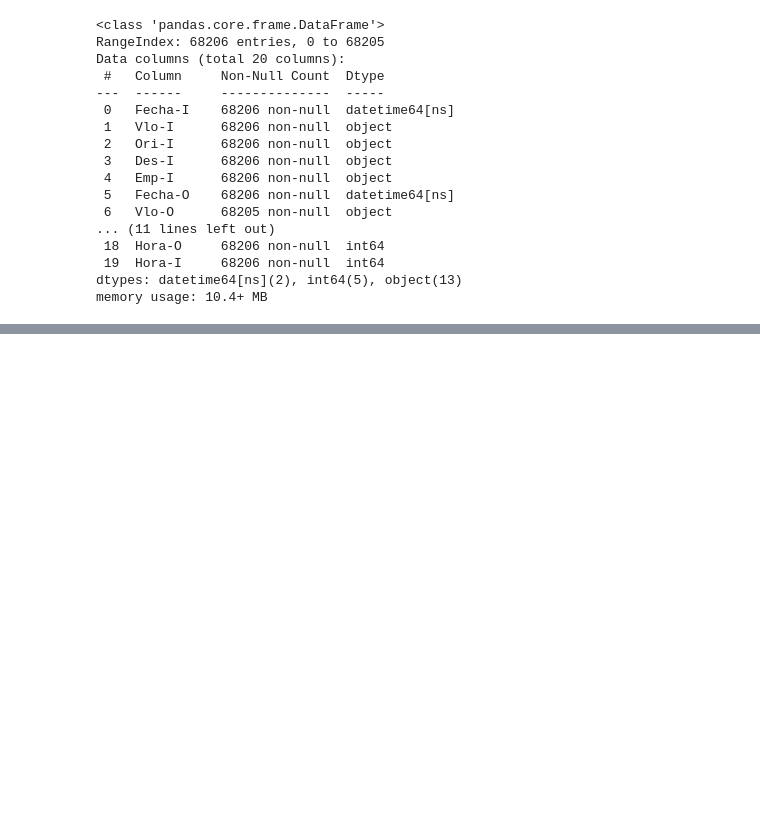
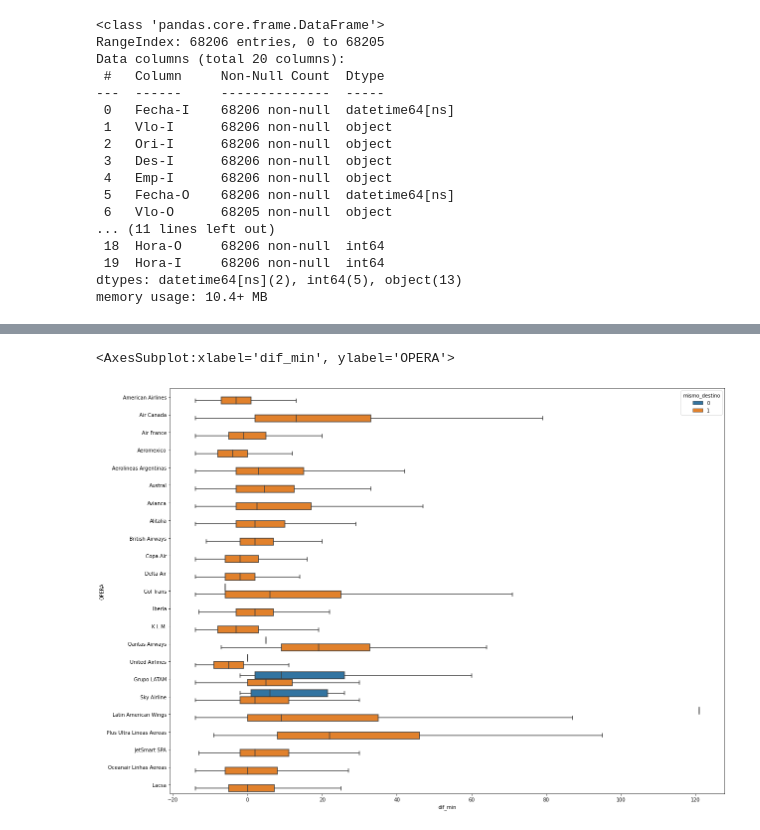
Before and after one commit to mrdeds/dudley_latam_challenge, a Jupyter notebook: solution.ipynb, the cells around one changed output, grey strips where cells are left out. Saved outputs shown, nothing was run; the diff lists cells and outputs as text; code cells hidden in the pictures; blank space fills up the shorter version.

```diff
--- a/solution.ipynb
+++ b/solution.ipynb
@@ -175,0 +258,6 @@ profile
+# %%
+plt.figure(figsize=(20, 15))
+sns.boxplot(x="dif_min", y="OPERA", data=result,hue = "mismo_destino", showfliers = False)
+# %% [output]
+<AxesSubplot:xlabel='dif_min', ylabel='OPERA'>
+[figure, added]
```
Also changed, not shown: parts of 12 cells of this notebook, 2 other files.
